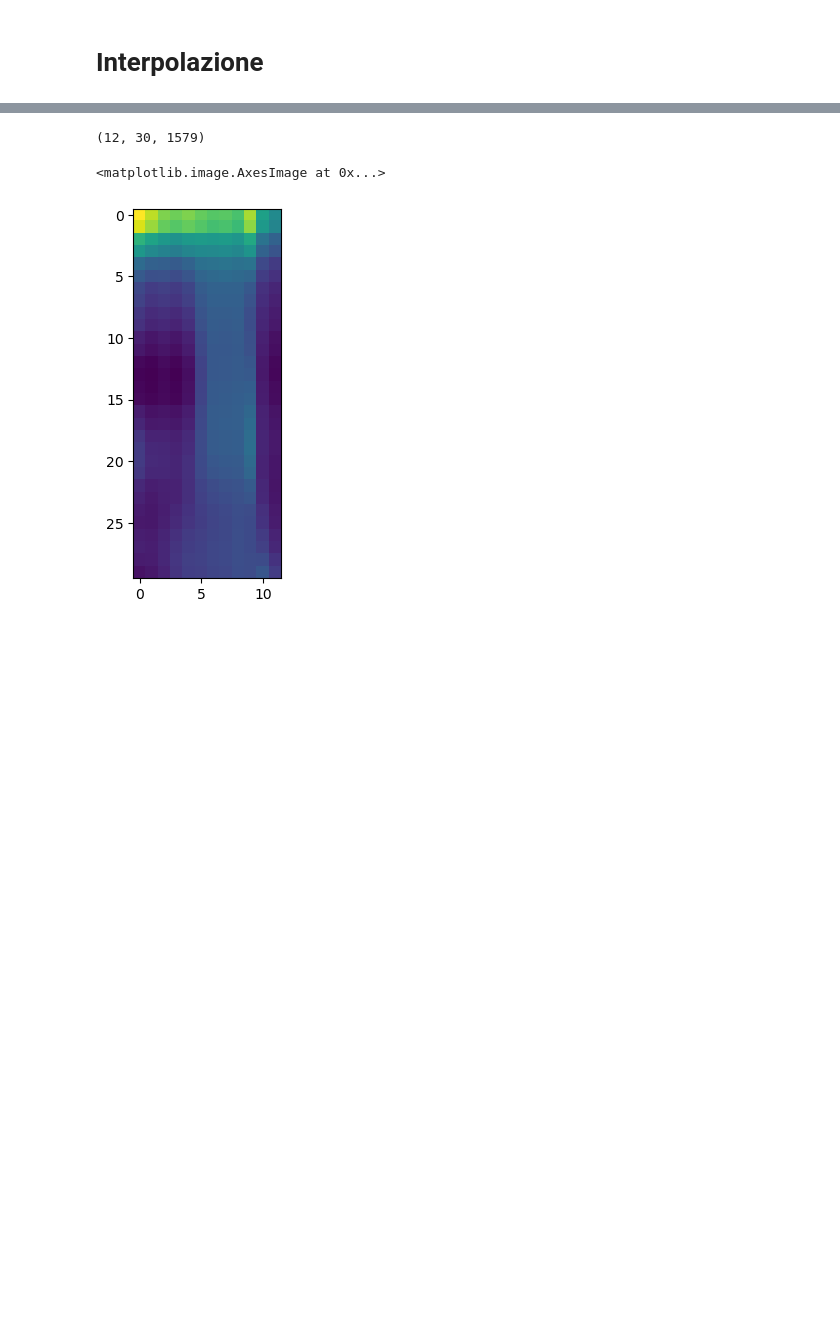
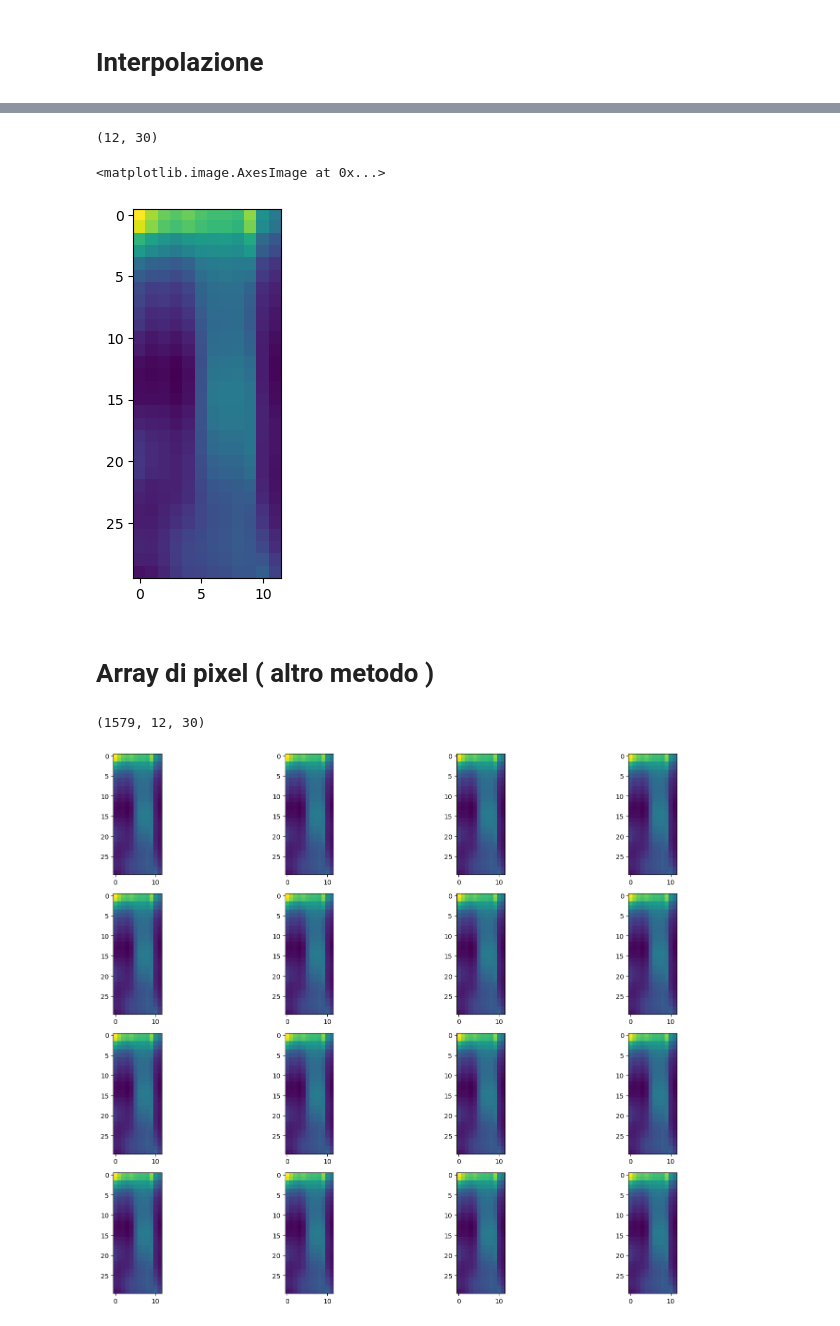
Before and after one commit to Simone-Scalella/AgriVision2022, a Jupyter notebook: impResa.ipynb, the cells around one changed output, grey strips where cells are left out. Drawn from its saved outputs; the diff is of its cells as text; code cells hidden in the pictures; blank space fills up the shorter version.

```diff
--- a/impResa.ipynb
+++ b/impResa.ipynb
@@ -115,9 +120,46 @@ inter.interpolation = SplineInterpolation(
 # %%
-test = inter.interpolation._evaluate(inter,range(43,193,5))
-#newInter = inter.interpolation._evaluate(inter,range(43,193,5))[:,:,0]
-print(test.shape)
-plt.imshow(np.transpose(test[:,:,500]))
+#test = inter.interpolation._evaluate(inter,range(43,193,5))
+newInter = inter.interpolation._evaluate(inter,range(43,193,5))[:,:,0]
+print(newInter.shape)
+plt.imshow(np.transpose(newInter))
 # %% [output]
-(12, 30, 1579)
+(12, 30)
 <matplotlib.image.AxesImage at 0x...>
 [figure]
+# %% [markdown]
+# Array di pixel ( altro metodo )
+# %%
+allPixel = []
+
+for a in range(0,np.array(imageSmooth).shape[0]):
+    inter.data_matrix = np.transpose(imageSmooth[1000])
+    inter.interpolation = SplineInterpolation(interpolation_order= 3)
+    allPixel.append(inter.interpolation._evaluate(inter,range(43,193,5))[:,:,0])
+# %%
+allPixel = np.array(allPixel)
+print(allPixel.shape)
+
+#fig = plt.figure(figsize=(10,9))
+#f, axarr = plt.subplots(15,1)
+'''plt.rcParams["figure.figsize"] = [7.00, 3.50]
+plt.rcParams["figure.autolayout"] = True
+
+for a in range(0,4):
+    plt.subplot(1, 4, a+1)
+    plt.imshow(np.transpose(allPixel[(a*150),:,:]))
+    #axarr[a].imshow()
+plt.show()'''
+
+
+
+fig = plt.figure(figsize=(15, 15))
+columns = 4
+rows = 5
+for i in range(1,17):
+    img = np.transpose(allPixel[(a*70),:,:])
+    fig.add_subplot(rows, columns, i)
+    plt.imshow(img)
+plt.show()
+# %% [output]
+(1579, 12, 30)
+[figure, added]
```
Also changed, not shown: parts of 2 cells of this notebook.
